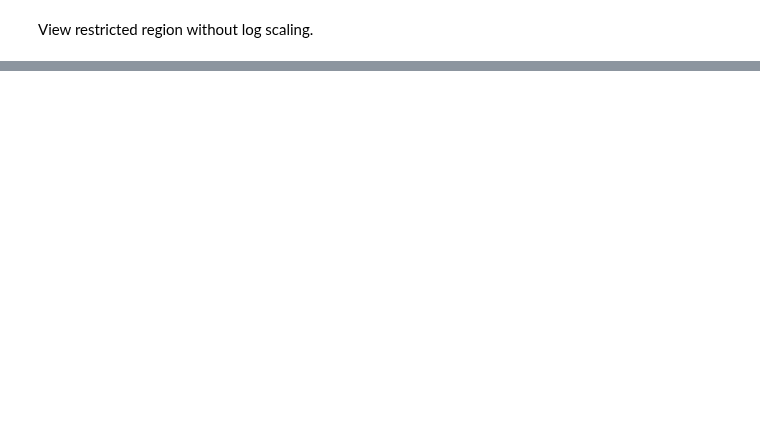
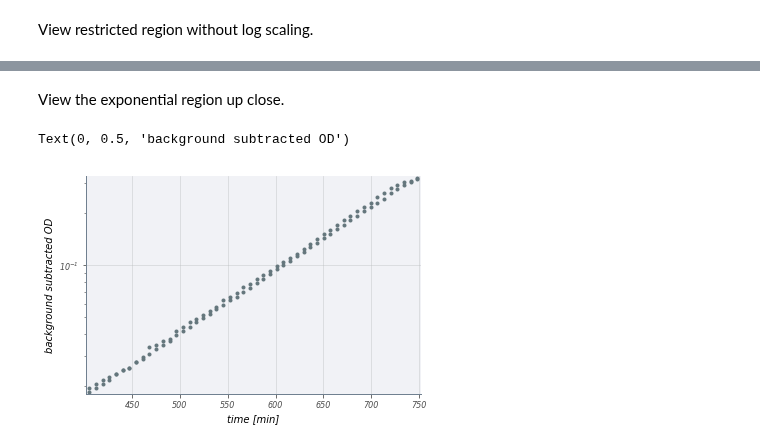
Before and after one commit to RPGroup-PBoC/mwc_growth, a Jupyter notebook: code/processing/growth_curves_plate_reader/20190611_r1_37C_glucoseA_O2_growth/exploration.ipynb, the cells around one changed output, grey strips where cells are left out. Cells and saved outputs as stored; diff of their text form; code cells hidden in the pictures; blank space fills up the shorter version.

```diff
--- a/code/processing/growth_curves_plate_reader/20190611_r1_37C_glucoseA_O2_growth/exploration.ipynb
+++ b/code/processing/growth_curves_plate_reader/20190611_r1_37C_glucoseA_O2_growth/exploration.ipynb
@@ -212,0 +261,14 @@ plt.plot(restricted['time_min'], restricted['od_sub'], '.')
+# %% [markdown]
+View the exponential region up close.
+# %%
+# Restrict to the desired range
+restricted = data[(data['strain']==current_strain) & (data['carbon']==current_carbon) & (data['ab_conc']==current_conc) &
+                  (data['time_min'] >= XMIN) & (data['time_min'] <= XMAX)].copy()
+# Plot the data
+fig, ax = plt.subplots(1, 1)
+ax.semilogy(restricted['time_min'], restricted['od_sub'], '.')
+ax.set_xlabel('time [min]', fontsize=10)
+ax.set_ylabel('background subtracted OD', fontsize=10)
+# %% [output]
+Text(0, 0.5, 'background subtracted OD')
+[figure, added]
```
Also changed, not shown: parts of 93 cells of this notebook, 56 other files.
